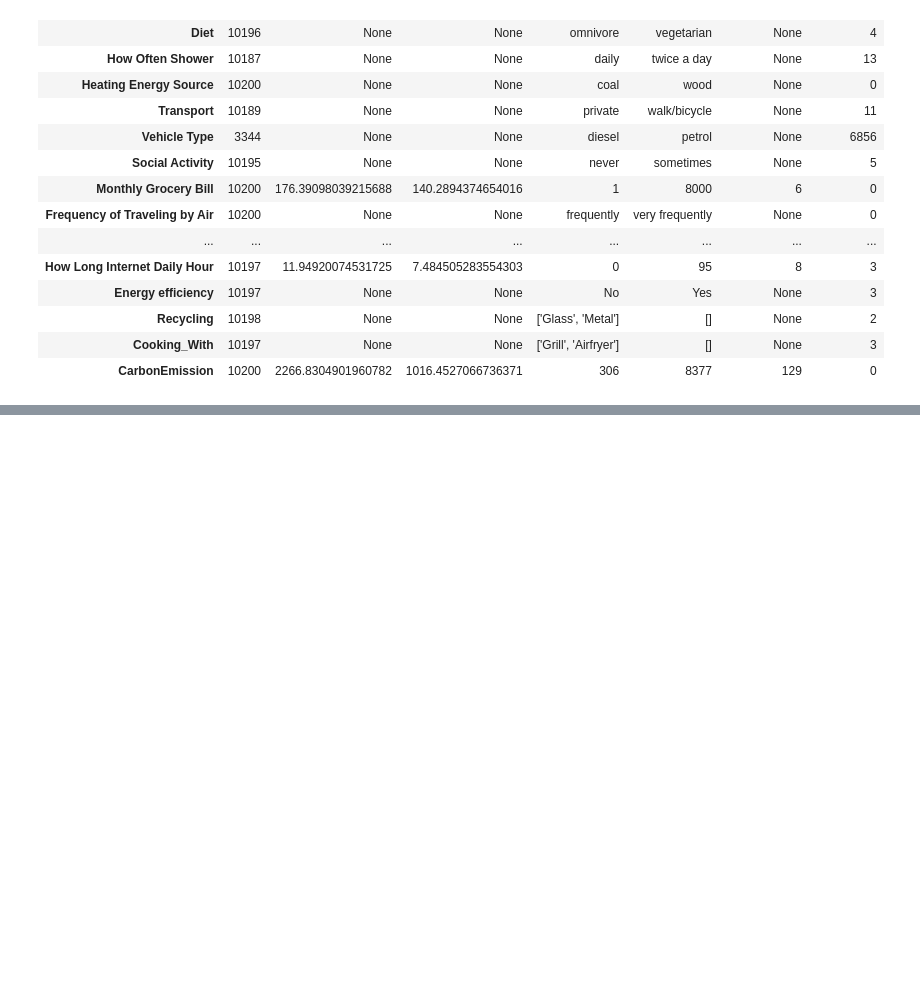
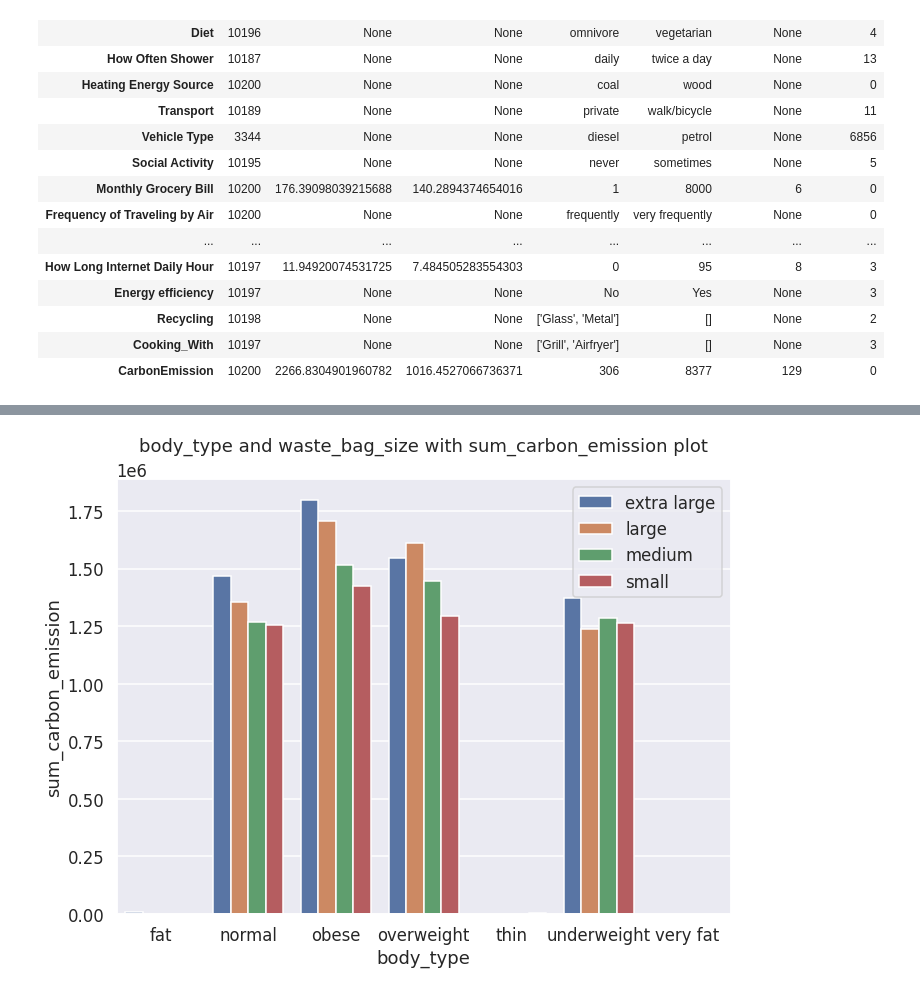
Before and after one commit to DesastreuX/Carbon-Emission-Iteration-4, a Jupyter notebook: source/DU-02.ipynb, the cells around one changed output, grey strips where cells are left out. Cells and saved outputs as stored; diff of their text form; code cells hidden in the pictures; blank space fills up the shorter version.

```diff
--- a/source/DU-02.ipynb
+++ b/source/DU-02.ipynb
@@ -113,0 +139,8 @@ plt.show()
+# %%
+plt_group_by_2_columns_and_sum(
+    df=no_null_df,
+    group_by=["body_type", "waste_bag_size"],
+    sum_column=change_case(DATASET.TARGET),
+)
+# %% [output]
+[figure, added]
```
Also changed, not shown: parts of 38 cells of this notebook, 3 other files.
